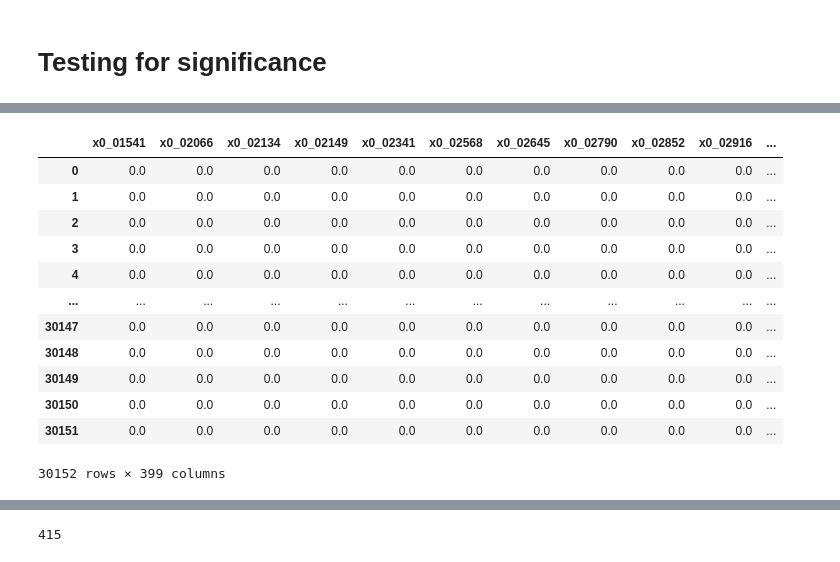
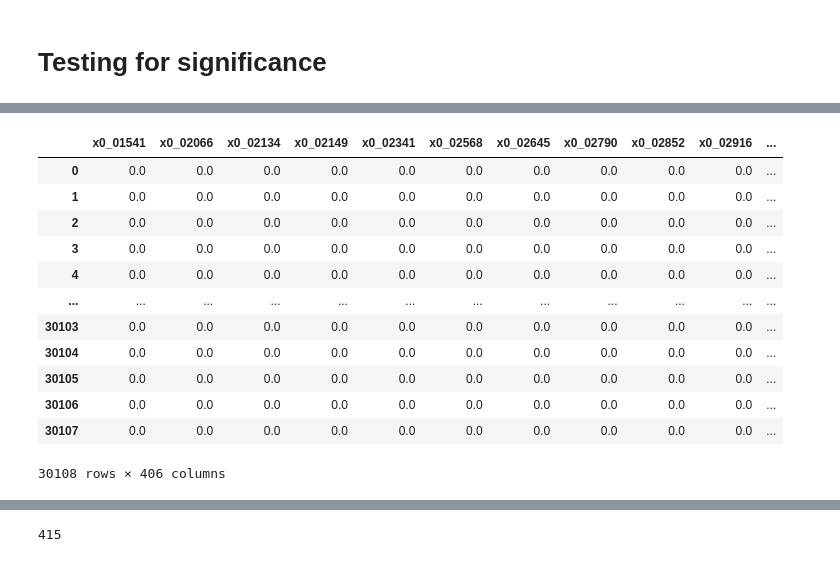
Before and after one commit to alexanderdaffara/HousingSalesRegression, a Jupyter notebook: Andre_Notebook.ipynb, the cells around one changed output, grey strips where cells are left out. Drawn from its saved outputs; the diff is of its cells as text; code cells hidden in the pictures.

```diff
--- a/Andre_Notebook.ipynb
+++ b/Andre_Notebook.ipynb
@@ -960,15 +949,15 @@ outputMSE = MSE(test_num_cat_df)
 # %%
-values = []
-for i in outputMSE.values():
-    values.append(list(i.values()))
+# values = []
+# for i in outputMSE.values():
+#     values.append(list(i.values()))
 
-values.sort(reverse=False)
+# values.sort(reverse=False)
 
-count = len(outputMSE)
-keys = {}
-for c in range(0,count):
-    for key, value in outputMSE.items():
-        for i in value.values():
-            if values[c][0] == i:
-                keys.update({key:value})
-keys
+# count = len(outputMSE)
+# keys = {}
+# for c in range(0,count):
+#     for key, value in outputMSE.items():
+#         for i in value.values():
+#             if values[c][0] == i:
+#                 keys.update({key:value})
+# keys
@@ -992,0 +964,2 @@ keys
+# %%
+df = pd.read_csv('data/kc_house_data.csv', index_col=0).drop_duplicates() # (30155,25), 3 duplicated entries
@@ -992,0 +997,2 @@ keys
+# %%
+df = df.dropna()
@@ -1036,0 +1110,3 @@ Name: view, Length: 30152, dtype: int64
+# %%
+df["renovated"] = [1.0 if x != 0 else 0.0 for x in df["yr_renovated"]]
+df = df.drop(columns="yr_renovated")
@@ -1040,23 +1136,23 @@ df['view'] = le.fit_transform(df['view'])
 df['grade'] = le.fit_transform(df['grade'])
 # %%
 ohe = OneHotEncoder(sparse = False, handle_unknown= 'ignore')
-ohe_df = ohe.fit_transform(df[['zipcode']])
+ohe_df = ohe.fit_transform(df[['zipcode', "heat_source"]])
 ohe_df = pd.DataFrame(ohe_df, columns = ohe.get_feature_names())
 ohe_df
 # %% [output]
 |  | x0_01541 | x0_02066 | x0_02134 | x0_02149 | x0_02341 | x0_02568 | x0_02645 | x0_02790 | x0_02852 | x0_02916 | ... |
 | 0 | 0.0 | 0.0 | 0.0 | 0.0 | 0.0 | 0.0 | 0.0 | 0.0 | 0.0 | 0.0 | ... |
 | 1 | 0.0 | 0.0 | 0.0 | 0.0 | 0.0 | 0.0 | 0.0 | 0.0 | 0.0 | 0.0 | ... |
 | 2 | 0.0 | 0.0 | 0.0 | 0.0 | 0.0 | 0.0 | 0.0 | 0.0 | 0.0 | 0.0 | ... |
 | 3 | 0.0 | 0.0 | 0.0 | 0.0 | 0.0 | 0.0 | 0.0 | 0.0 | 0.0 | 0.0 | ... |
 | 4 | 0.0 | 0.0 | 0.0 | 0.0 | 0.0 | 0.0 | 0.0 | 0.0 | 0.0 | 0.0 | ... |
 | ... | ... | ... | ... | ... | ... | ... | ... | ... | ... | ... | ... |
-| 30147 | 0.0 | 0.0 | 0.0 | 0.0 | 0.0 | 0.0 | 0.0 | 0.0 | 0.0 | 0.0 | ... |
-| 30148 | 0.0 | 0.0 | 0.0 | 0.0 | 0.0 | 0.0 | 0.0 | 0.0 | 0.0 | 0.0 | ... |
-| 30149 | 0.0 | 0.0 | 0.0 | 0.0 | 0.0 | 0.0 | 0.0 | 0.0 | 0.0 | 0.0 | ... |
-| 30150 | 0.0 | 0.0 | 0.0 | 0.0 | 0.0 | 0.0 | 0.0 | 0.0 | 0.0 | 0.0 | ... |
-| 30151 | 0.0 | 0.0 | 0.0 | 0.0 | 0.0 | 0.0 | 0.0 | 0.0 | 0.0 | 0.0 | ... |
+| 30103 | 0.0 | 0.0 | 0.0 | 0.0 | 0.0 | 0.0 | 0.0 | 0.0 | 0.0 | 0.0 | ... |
+| 30104 | 0.0 | 0.0 | 0.0 | 0.0 | 0.0 | 0.0 | 0.0 | 0.0 | 0.0 | 0.0 | ... |
+| 30105 | 0.0 | 0.0 | 0.0 | 0.0 | 0.0 | 0.0 | 0.0 | 0.0 | 0.0 | 0.0 | ... |
+| 30106 | 0.0 | 0.0 | 0.0 | 0.0 | 0.0 | 0.0 | 0.0 | 0.0 | 0.0 | 0.0 | ... |
+| 30107 | 0.0 | 0.0 | 0.0 | 0.0 | 0.0 | 0.0 | 0.0 | 0.0 | 0.0 | 0.0 | ... |
-30152 rows × 399 columns
+30108 rows × 406 columns
 # %%
 model_cols = [
  'bedrooms',
```
Also changed, not shown: parts of 47 cells of this notebook, 1 other file.
